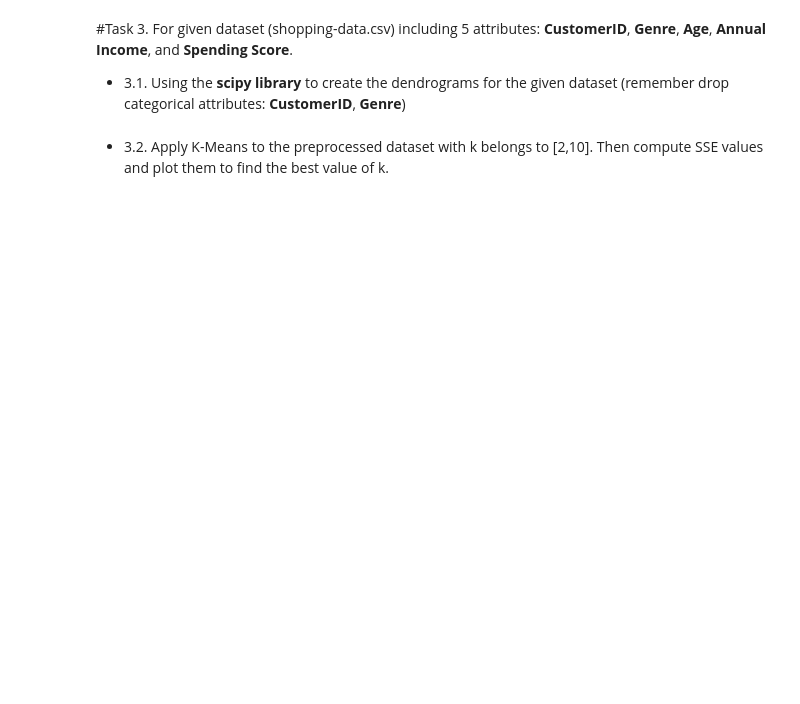
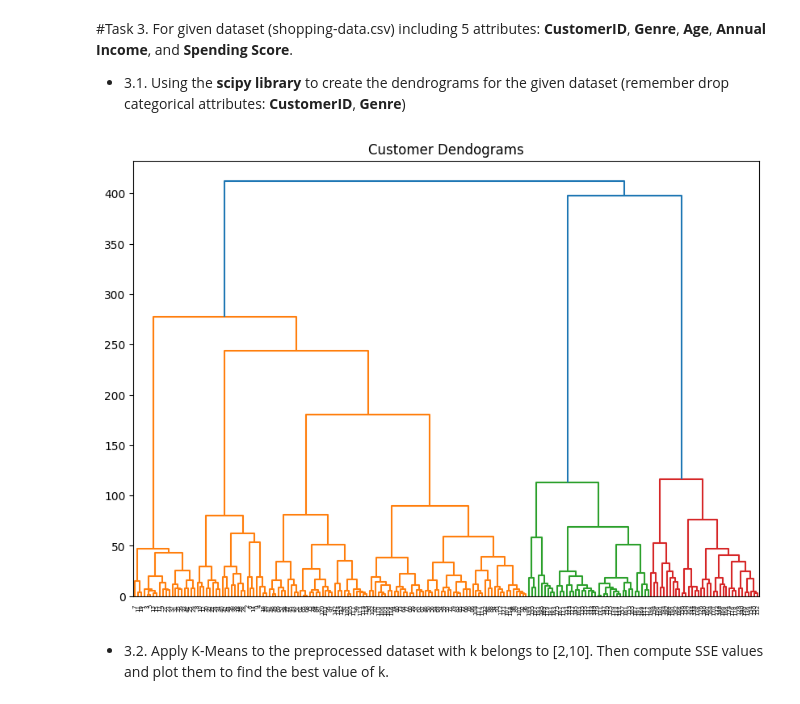
Before and after one commit to NguyenPhamQuocHuy-20130283/20130283_NguyenPhamQuocHuy_ML2023, a Jupyter notebook: Lab_7_20130283_NguyenPhamQuocHuy.ipynb, the cells around one changed output. Cells and saved outputs as stored; diff of their text form; code cells hidden in the pictures; blank space fills up the shorter version.

```diff
--- a/Lab_7_20130283_NguyenPhamQuocHuy.ipynb
+++ b/Lab_7_20130283_NguyenPhamQuocHuy.ipynb
@@ -155,2 +192,16 @@ For given dataset (shopping-data.csv) including 5 attributes: **CustomerID**, **
+# %%
+from matplotlib import pyplot as plt
+from scipy.cluster.hierarchy import dendrogram, linkage
+import scipy.cluster.hierarchy as shc
+
+dataset = pd.read_csv('shopping-data (1).csv')
+
+dataset = dataset.drop(['CustomerID', 'Genre'], axis=1)
+
+plt.figure(figsize=(10, 7))
+plt.title("Customer Dendograms")
+dend = shc.dendrogram(shc.linkage(dataset.iloc[:, 0:], method='ward'))
+# %% [output]
+[figure, added]
 # %% [markdown]
 *   3.2. Apply K-Means to the preprocessed dataset with k belongs to [2,10]. Then compute SSE values and plot them to find the best value of k.
```
Also changed, not shown: parts of 19 cells of this notebook, 2 other files.
